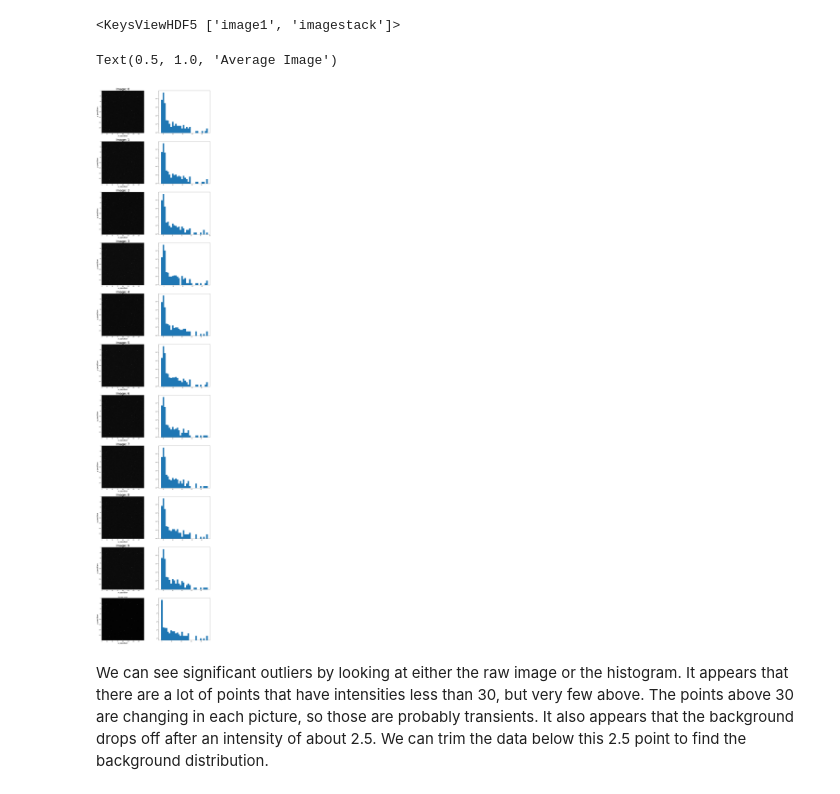
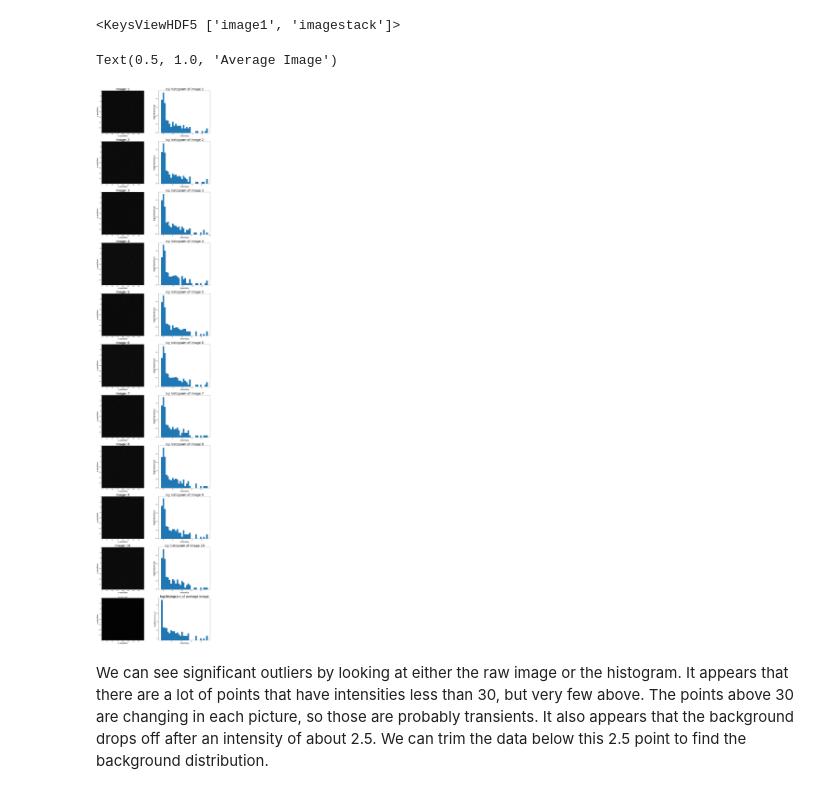
Before and after one commit to nsyochum/Physics-434, a Jupyter notebook: Lab_4/Lab_4.ipynb, the cells around one changed output. Drawn from its saved outputs; the diff is of its cells as text; code cells hidden in the pictures.

```diff
--- a/Lab_4/Lab_4.ipynb
+++ b/Lab_4/Lab_4.ipynb
@@ -263,34 +263,40 @@ fig.set_size_inches(20,100)
 
 
 for image in range(10):
-    title = 'Image: ' + str(image)
+    title = 'Image: ' + str(image + 1)
     ax[image,0].set_title(title, fontsize=30)
     ax[image,0].set_xlabel('x position', fontsize=20)
     ax[image,0].set_ylabel('y position', fontsize=20)
     ax[image,0].imshow(images_data[:,:,image], cmap='gray')
     data = []
     for x in range(200):
         for y in range(200):
             data.append(images_data[x,y,image])
 
     ax[image,1].hist(data, density=True, bins = 30)
     ax[image,1].set_yscale('log')
+    ax[image,1].set_title('log histogram of image ' + str(image + 1), fontsize=30)
+    ax[image,1].set_xlabel('intensity', fontsize=20)
+    ax[image,1].set_ylabel('log[frequency]', fontsize=20)
 
 
 image_average = np.zeros([200, 200])
 total_data = np.zeros(200*200)
 for x in range(200):
     for y in range(200):
         average = np.average(images_data[x,y,:])
         image_average[x,y] = average
         total_data[x*200 + y] = average
 
 ax[10, 0].imshow(image_average, cmap='gray')
 ax[10, 1].hist(total_data, bins = 30)
 ax[10, 1].set_yscale('log')
-ax[10,0].set_xlabel('x position', fontsize=20)
-ax[10,0].set_ylabel('y position', fontsize=20)
+ax[10, 1].set_xlabel('intensity', fontsize=20)
+ax[10, 1].set_ylabel('log[frequency]', fontsize=20)
+ax[10, 1].set_title('log histogram of average image', fontsize=30)
+ax[10, 0].set_xlabel('x position', fontsize=20)
+ax[10, 0].set_ylabel('y position', fontsize=20)
 ax[10, 0].set_title("Average Image")
 # %% [output]
 Text(0.5, 1.0, 'Average Image')
-[figure, old version]
+[figure, new version]
```
Also changed, not shown: parts of 6 cells of this notebook.
